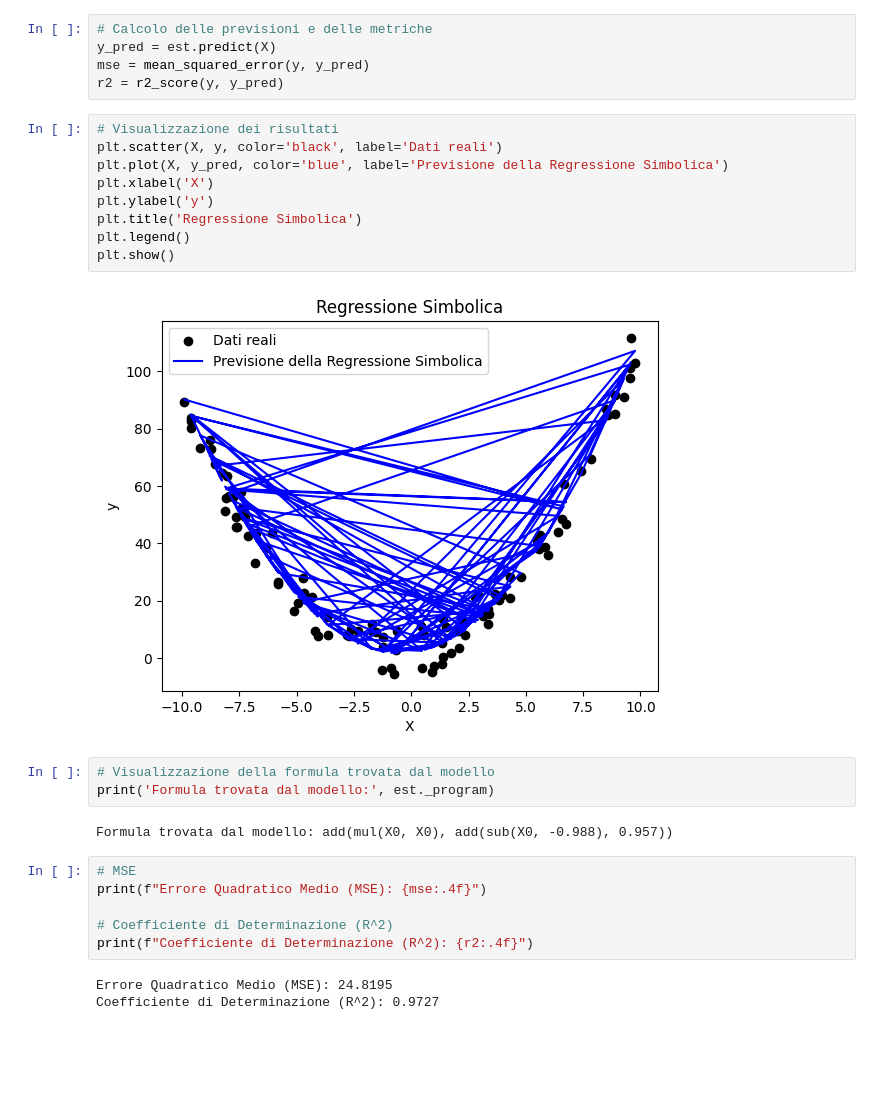
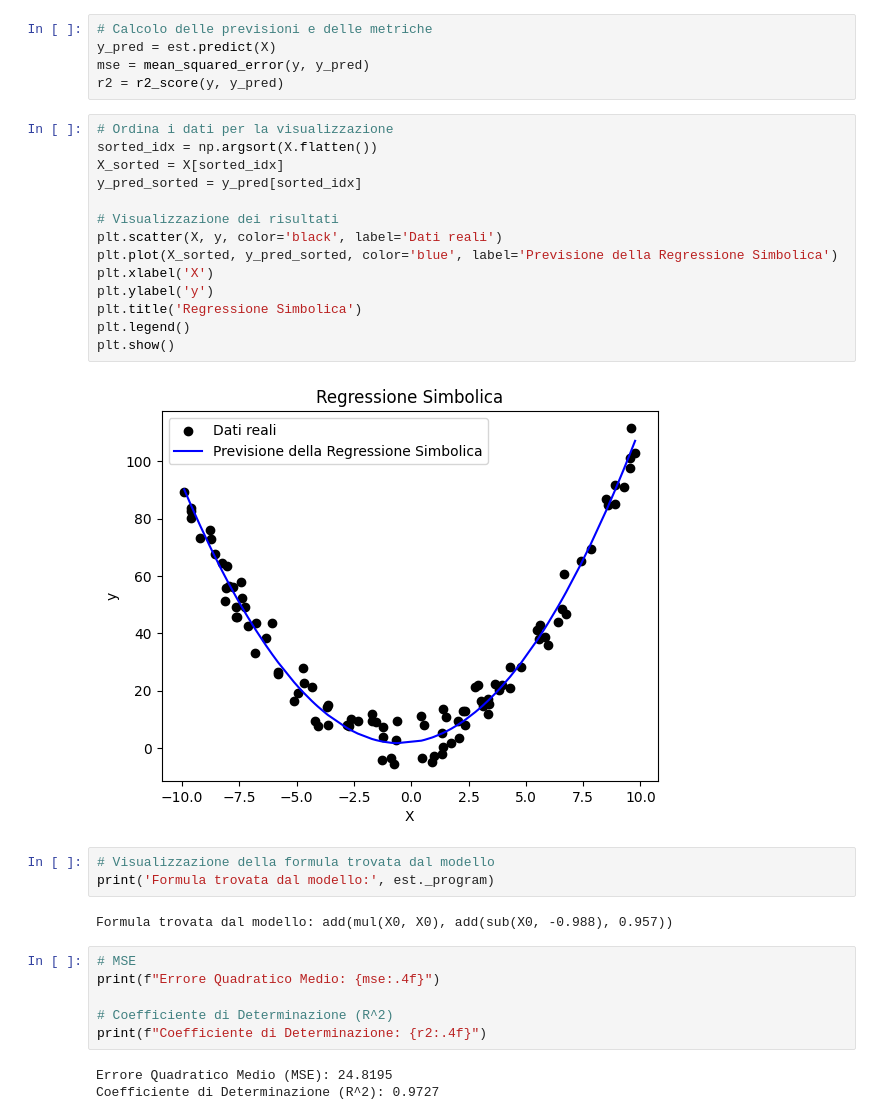
Before and after one commit to MrPio/KAN-Symbolic_Regression, a Jupyter notebook: SR_gplearn.ipynb, the cells around one changed output. Cells and saved outputs as stored; diff of their text form; blank space fills up the shorter version.

```diff
--- a/SR_gplearn.ipynb
+++ b/SR_gplearn.ipynb
@@ -98,16 +98,21 @@ y_pred = est.predict(X)
 mse = mean_squared_error(y, y_pred)
 r2 = r2_score(y, y_pred)
 # %%
+# Ordina i dati per la visualizzazione
+sorted_idx = np.argsort(X.flatten())
+X_sorted = X[sorted_idx]
+y_pred_sorted = y_pred[sorted_idx]
+
 # Visualizzazione dei risultati
 plt.scatter(X, y, color='black', label='Dati reali')
-plt.plot(X, y_pred, color='blue', label='Previsione della Regressione Simbolica')
+plt.plot(X_sorted, y_pred_sorted, color='blue', label='Previsione della Regressione Simbolica')
 plt.xlabel('X')
 plt.ylabel('y')
 plt.title('Regressione Simbolica')
 plt.legend()
 plt.show()
 # %% [output]
-[figure, old version]
+[figure, new version]
 # %%
 # Visualizzazione della formula trovata dal modello
 print('Formula trovata dal modello:', est._program)
@@ -115,10 +120,10 @@ print('Formula trovata dal modello:', est._program)
 Formula trovata dal modello: add(mul(X0, X0), add(sub(X0, -0.988), 0.957))
 # %%
 # MSE
-print(f"Errore Quadratico Medio (MSE): {mse:.4f}")
+print(f"Errore Quadratico Medio: {mse:.4f}")
 
 # Coefficiente di Determinazione (R^2)
-print(f"Coefficiente di Determinazione (R^2): {r2:.4f}")
+print(f"Coefficiente di Determinazione: {r2:.4f}")
 # %% [output]
 Errore Quadratico Medio (MSE): 24.8195
 Coefficiente di Determinazione (R^2): 0.9727
```
Also changed, not shown: parts of 1 cell of this notebook.
